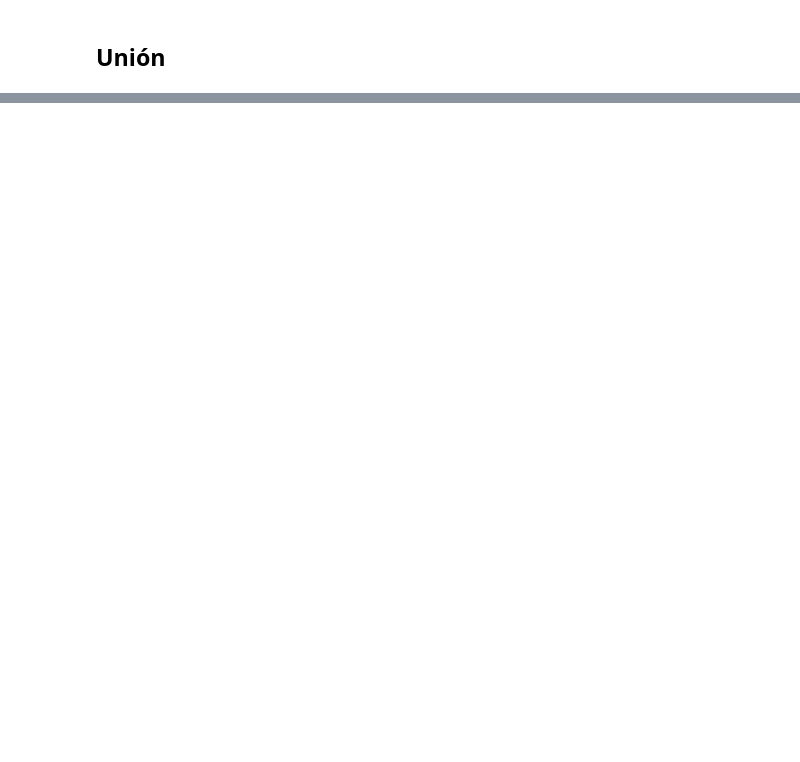
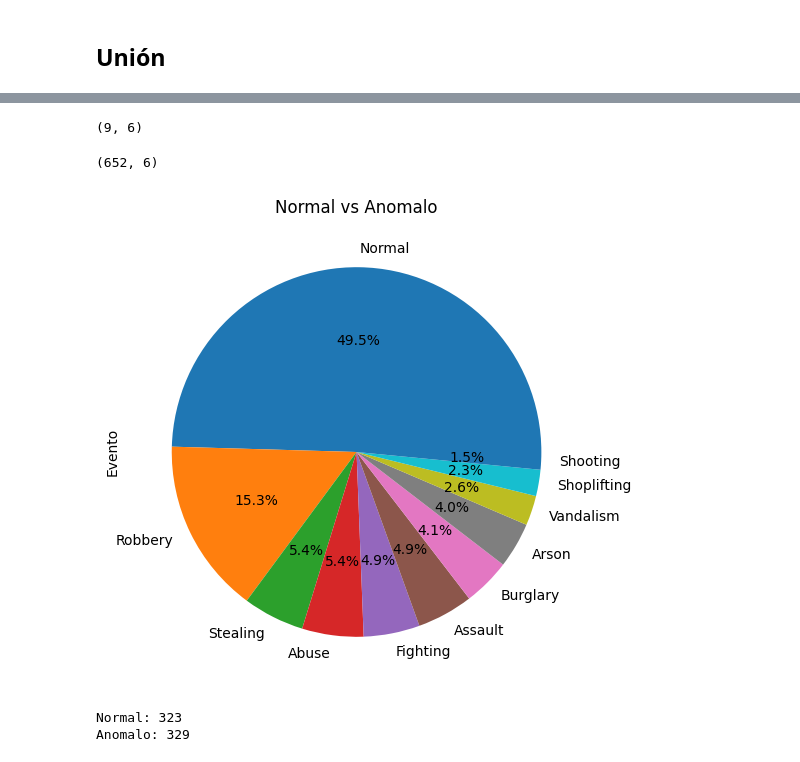
Before and after one commit to AndresH1234/Crime_Detection, a Jupyter notebook: notebooks/2_data_wrangling.ipynb, the cells around one changed output, grey strips where cells are left out. Drawn from its saved outputs; the diff is of its cells as text; code cells hidden in the pictures; blank space fills up the shorter version.

```diff
--- a/notebooks/2_data_wrangling.ipynb
+++ b/notebooks/2_data_wrangling.ipynb
@@ -100,0 +110,2 @@ df[df['Evento'] == 'Normal'].shape
+# %%
+df_bw = bw.encontrar_bw()
@@ -100,0 +122,19 @@ df[df['Evento'] == 'Normal'].shape
+# %%
+# Drop df_bw de df
+df = df[~df['Video'].isin(df_bw['Video'])]
+# %%
+df_bw.shape
+# %% [output]
+(9, 6)
+# %%
+df.shape
+# %% [output]
+(652, 6)
+# %%
+# Pie chart Normal vs Anomalo
+plt.figure(figsize=(10, 6))
+df['Evento'].value_counts().plot.pie(autopct='%1.1f%%')
+plt.title('Normal vs Anomalo')
+plt.show()
+# %% [output]
+[figure, added]
@@ -100,0 +144,6 @@ df[df['Evento'] == 'Normal'].shape
+# %%
+print(f'Normal: {normal_count}')
+print(f'Anomalo: {anomalo_count}')
+# %% [output]
+Normal: 323
+Anomalo: 329
```
Also changed, not shown: parts of 25 cells of this notebook, 1 other file.
